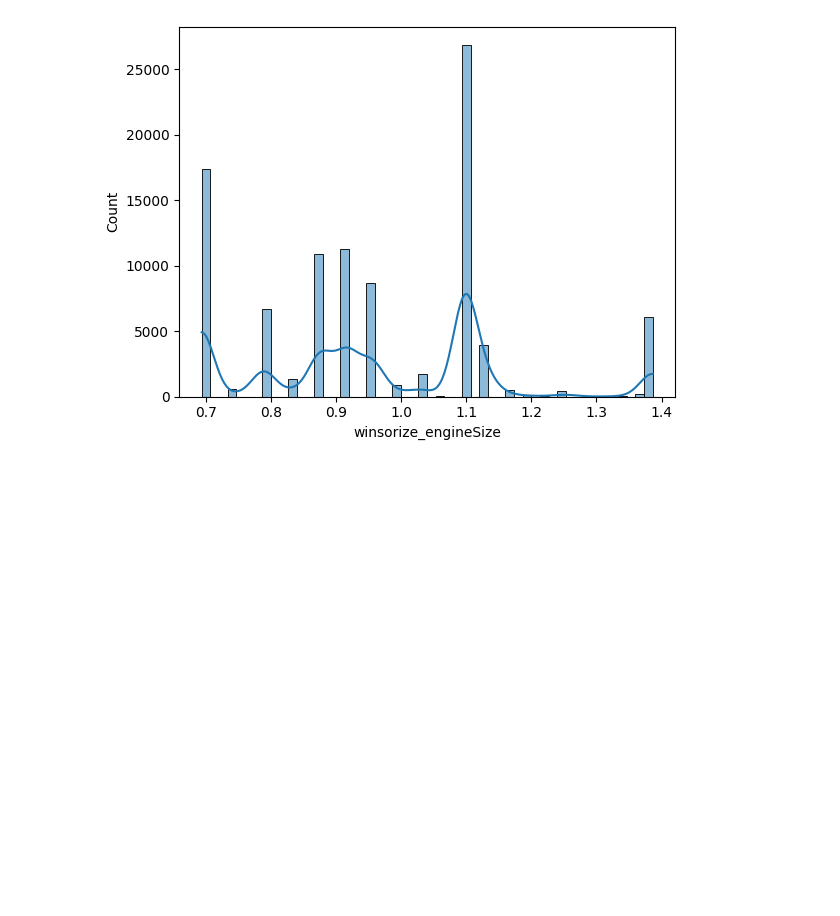
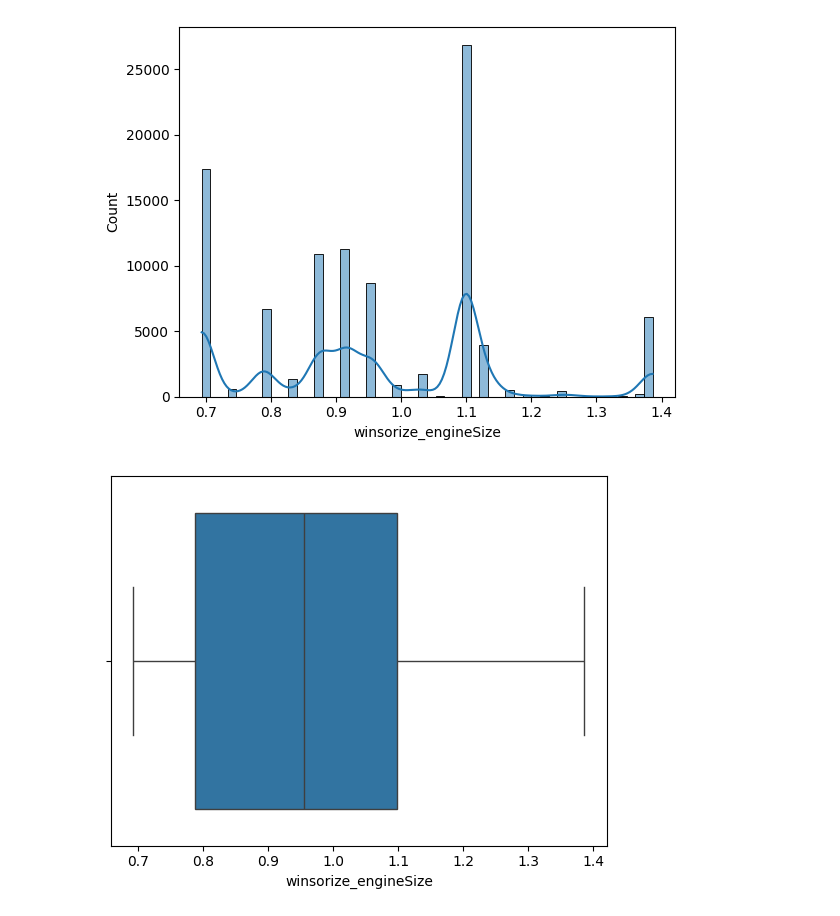
Before and after one commit to Carrascoom18/Pimero-ia, a Jupyter notebook: outliers.ipynb, the cells around one changed output. Drawn from its saved outputs; the diff is of its cells as text; code cells hidden in the pictures; blank space fills up the shorter version.

```diff
--- a/outliers.ipynb
+++ b/outliers.ipynb
@@ -95,3 +100,8 @@ plt.show()
 # %% [output]
 SKEWWW  0.33533199884970877
 [figure]
+# %%
+sns.boxplot(data=df, x=df_numerico["winsorize_engineSize"])
+plt.show()
+# %% [output]
+[figure, added]
```
Also changed, not shown: parts of 1 cell of this notebook.
